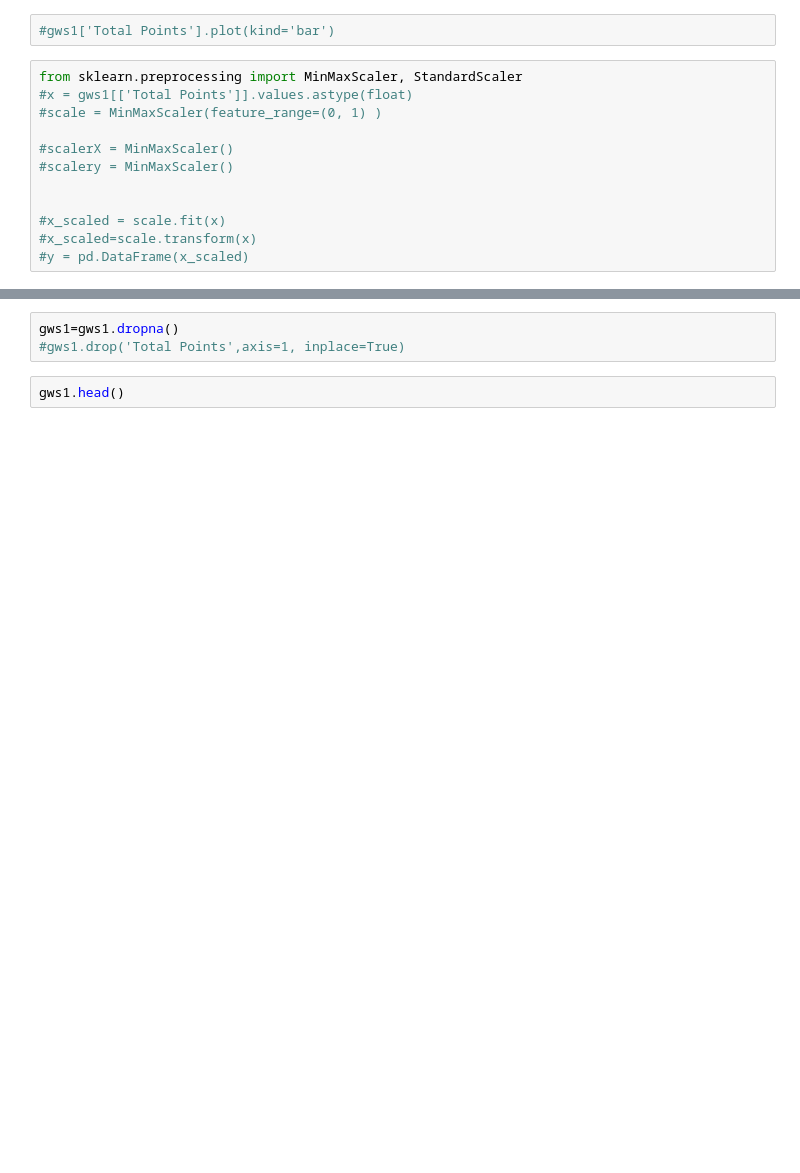
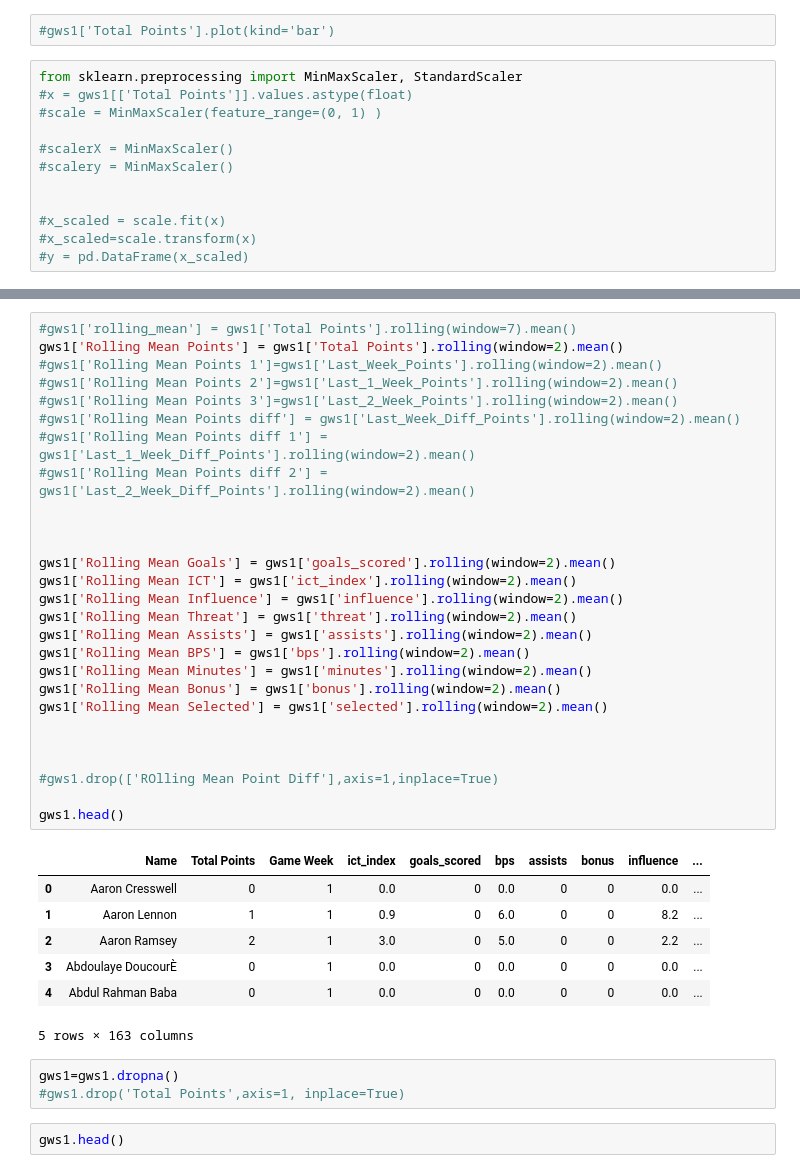
Before and after one commit to raghavbhutra/RedDevils, a Jupyter notebook: RD_TS.ipynb, the cells around one changed output, grey strips where cells are left out. Saved outputs shown, nothing was run; the diff lists cells and outputs as text; blank space fills up the shorter version.

```diff
--- a/RD_TS.ipynb
+++ b/RD_TS.ipynb
@@ -138,3 +329,38 @@ gws1.head()
+# %%
+#gws1['rolling_mean'] = gws1['Total Points'].rolling(window=7).mean()
+gws1['Rolling Mean Points'] = gws1['Total Points'].rolling(window=2).mean()
+#gws1['Rolling Mean Points 1']=gws1['Last_Week_Points'].rolling(window=2).mean()
+#gws1['Rolling Mean Points 2']=gws1['Last_1_Week_Points'].rolling(window=2).mean()
+#gws1['Rolling Mean Points 3']=gws1['Last_2_Week_Points'].rolling(window=2).mean()
+#gws1['Rolling Mean Points diff'] = gws1['Last_Week_Diff_Points'].rolling(window=2).mean()
+#gws1['Rolling Mean Points diff 1'] = gws1['Last_1_Week_Diff_Points'].rolling(window=2).mean()
+#gws1['Rolling Mean Points diff 2'] = gws1['Last_2_Week_Diff_Points'].rolling(window=2).mean()
+
+
+
+gws1['Rolling Mean Goals'] = gws1['goals_scored'].rolling(window=2).mean()
+gws1['Rolling Mean ICT'] = gws1['ict_index'].rolling(window=2).mean()
+gws1['Rolling Mean Influence'] = gws1['influence'].rolling(window=2).mean()
+gws1['Rolling Mean Threat'] = gws1['threat'].rolling(window=2).mean()
+gws1['Rolling Mean Assists'] = gws1['assists'].rolling(window=2).mean()
+gws1['Rolling Mean BPS'] = gws1['bps'].rolling(window=2).mean()
+gws1['Rolling Mean Minutes'] = gws1['minutes'].rolling(window=2).mean()
+gws1['Rolling Mean Bonus'] = gws1['bonus'].rolling(window=2).mean()
+gws1['Rolling Mean Selected'] = gws1['selected'].rolling(window=2).mean()
+
+
+
+#gws1.drop(['ROlling Mean Point Diff'],axis=1,inplace=True)
+
+gws1.head()
+# %% [output]
+|  | Name | Total Points | Game Week | ict_index | goals_scored | bps | assists | bonus | influence | ... |
+| 0 | Aaron Cresswell | 0 | 1 | 0.0 | 0 | 0.0 | 0 | 0 | 0.0 | ... |
+| 1 | Aaron Lennon | 1 | 1 | 0.9 | 0 | 6.0 | 0 | 0 | 8.2 | ... |
+| 2 | Aaron Ramsey | 2 | 1 | 3.0 | 0 | 5.0 | 0 | 0 | 2.2 | ... |
+| 3 | Abdoulaye DoucourÈ | 0 | 1 | 0.0 | 0 | 0.0 | 0 | 0 | 0.0 | ... |
+| 4 | Abdul Rahman Baba | 0 | 1 | 0.0 | 0 | 0.0 | 0 | 0 | 0.0 | ... |
+5 rows × 163 columns
 # %%
 gws1=gws1.dropna()
 #gws1.drop('Total Points',axis=1, inplace=True)
```
Also changed, not shown: parts of 36 cells of this notebook.
